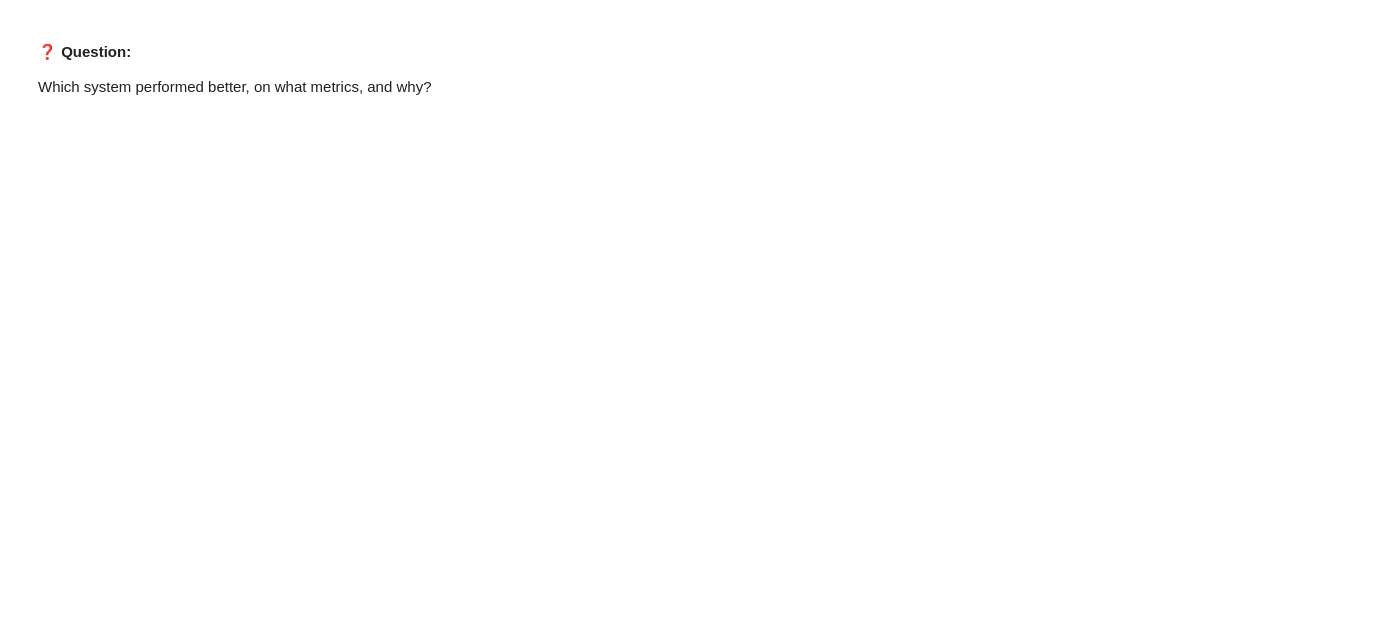
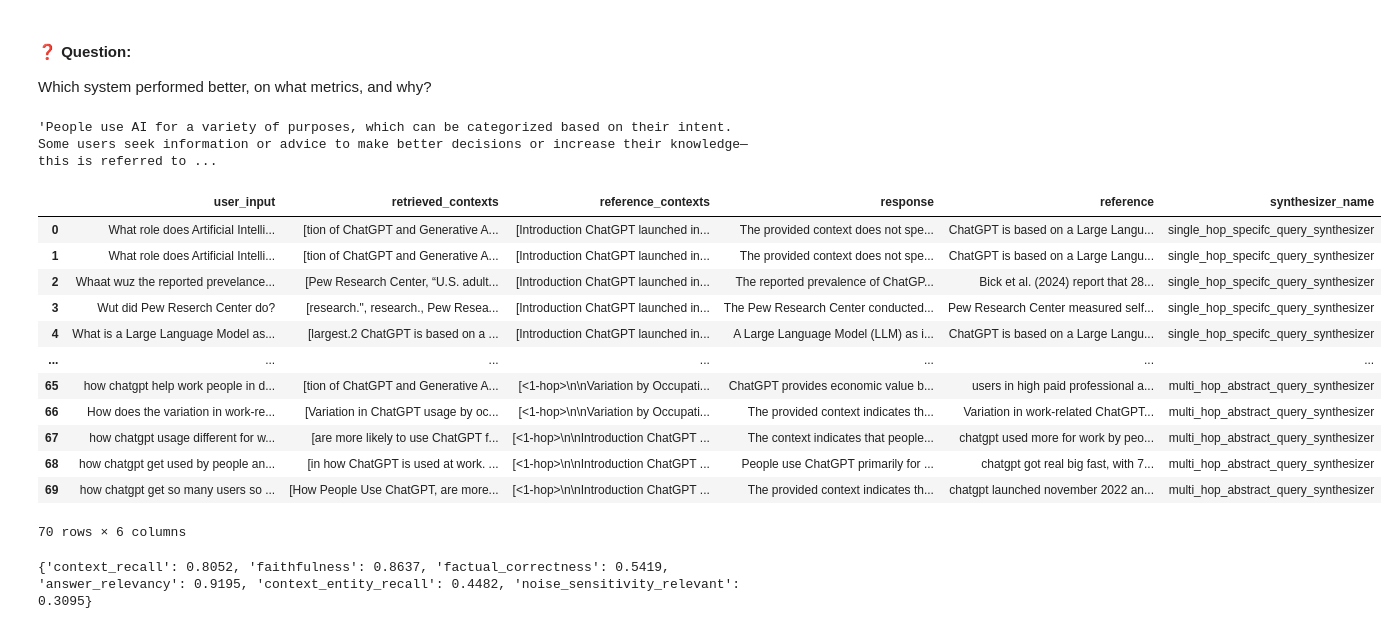
Before and after one commit to donbr/AIE8-Staging, a Jupyter notebook: 08_Evaluating_RAG_With_Ragas/Evaluating_RAG_with_Ragas_(2025)_AI_Makerspace.ipynb, the cells around one changed output. Drawn from its saved outputs; the diff is of its cells as text; code cells hidden in the pictures; blank space fills up the shorter version.

```diff
--- a/08_Evaluating_RAG_With_Ragas/Evaluating_RAG_with_Ragas_(2025)_AI_Makerspace.ipynb
+++ b/08_Evaluating_RAG_With_Ragas/Evaluating_RAG_with_Ragas_(2025)_AI_Makerspace.ipynb
@@ -407,0 +462,24 @@ Which system performed better, on what metrics, and why?
+# %%
+more_adjusted_graph.invoke({"question": "How do people use AI"})["response"]
+# %% [output]
+'People use AI for a variety of purposes, which can be categorized based on their intent. Some users seek information or advice to make better decisions or increase their knowledge—this is referred to ...
+# %%
+import time
+import copy
+
+adjusted_rerank_dataset = copy.deepcopy(synthesized_dataset)
+adjusted_rerank_dataset.to_pandas()
+# %% [output]
+|  | user_input | retrieved_contexts | reference_contexts | response | reference | synthesizer_name |
+| 0 | What role does Artificial Intelli... | [tion of ChatGPT and Generative A... | [Introduction ChatGPT launched in... | The provided context does not spe... | ChatGPT is based on a Large Langu... | single_hop_specifc_query_synthesizer |
+| 1 | What role does Artificial Intelli... | [tion of ChatGPT and Generative A... | [Introduction ChatGPT launched in... | The provided context does not spe... | ChatGPT is based on a Large Langu... | single_hop_specifc_query_synthesizer |
+| 2 | Whaat wuz the reported prevelance... | [Pew Research Center, “U.S. adult... | [Introduction ChatGPT launched in... | The reported prevalence of ChatGP... | Bick et al. (2024) report that 28... | single_hop_specifc_query_synthesizer |
+| 3 | Wut did Pew Reserch Center do? | [research.", research., Pew Resea... | [Introduction ChatGPT launched in... | The Pew Research Center conducted... | Pew Research Center measured self... | single_hop_specifc_query_synthesizer |
+| 4 | What is a Large Language Model as... | [largest.2 ChatGPT is based on a ... | [Introduction ChatGPT launched in... | A Large Language Model (LLM) as i... | ChatGPT is based on a Large Langu... | single_hop_specifc_query_synthesizer |
+| ... | ... | ... | ... | ... | ... | ... |
+| 65 | how chatgpt help work people in d... | [tion of ChatGPT and Generative A... | [<1-hop>\n\nVariation by Occupati... | ChatGPT provides economic value b... | users in high paid professional a... | multi_hop_abstract_query_synthesizer |
+| 66 | How does the variation in work-re... | [Variation in ChatGPT usage by oc... | [<1-hop>\n\nVariation by Occupati... | The provided context indicates th... | Variation in work-related ChatGPT... | multi_hop_abstract_query_synthesizer |
+| 67 | how chatgpt usage different for w... | [are more likely to use ChatGPT f... | [<1-hop>\n\nIntroduction ChatGPT ... | The context indicates that people... | chatgpt used more for work by peo... | multi_hop_abstract_query_synthesizer |
+| 68 | how chatgpt get used by people an... | [in how ChatGPT is used at work. ... | [<1-hop>\n\nIntroduction ChatGPT ... | People use ChatGPT primarily for ... | chatgpt got real big fast, with 7... | multi_hop_abstract_query_synthesizer |
+| 69 | how chatgpt get so many users so ... | [How People Use ChatGPT, are more... | [<1-hop>\n\nIntroduction ChatGPT ... | The provided context indicates th... | chatgpt launched november 2022 an... | multi_hop_abstract_query_synthesizer |
+70 rows × 6 columns
@@ -407,0 +497,10 @@ Which system performed better, on what metrics, and why?
+# %%
+result = evaluate(
+    dataset=adjusted_rerank_evaluation_dataset,
+    metrics=[LLMContextRecall(), Faithfulness(), FactualCorrectness(), ResponseRelevancy(), ContextEntityRecall(), NoiseSensitivity()],
+    llm=evaluator_llm,
+    run_config=custom_run_config
+)
+result
+# %% [output]
+{'context_recall': 0.8052, 'faithfulness': 0.8637, 'factual_correctness': 0.5419, 'answer_relevancy': 0.9195, 'context_entity_recall': 0.4482, 'noise_sensitivity_relevant': 0.3095}
```
Also changed, not shown: parts of 31 cells of this notebook, 7 other files.
